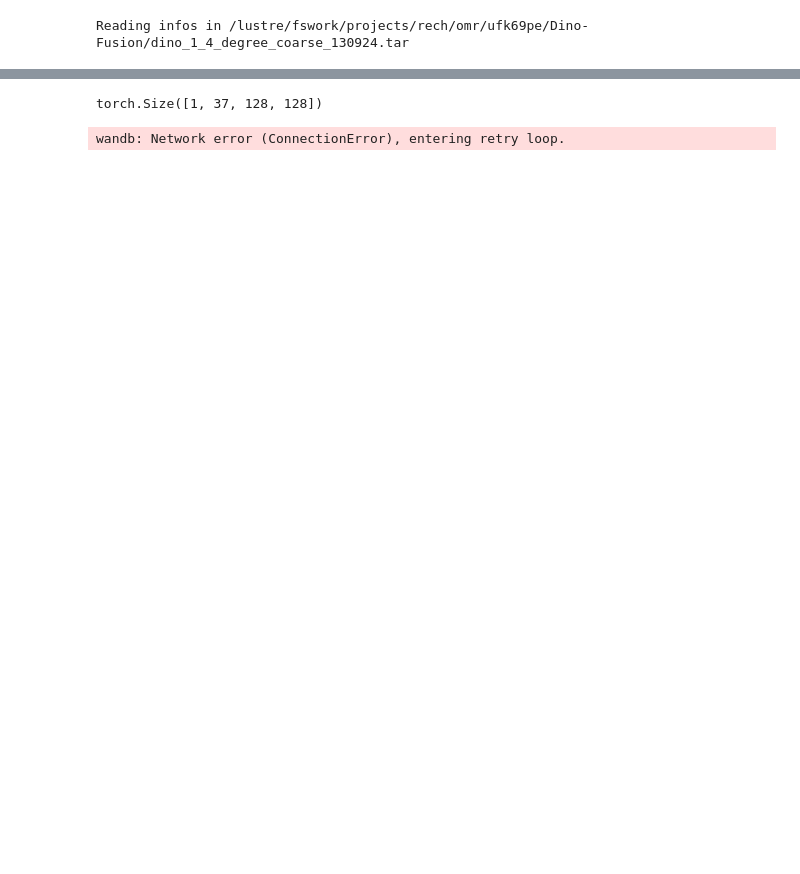
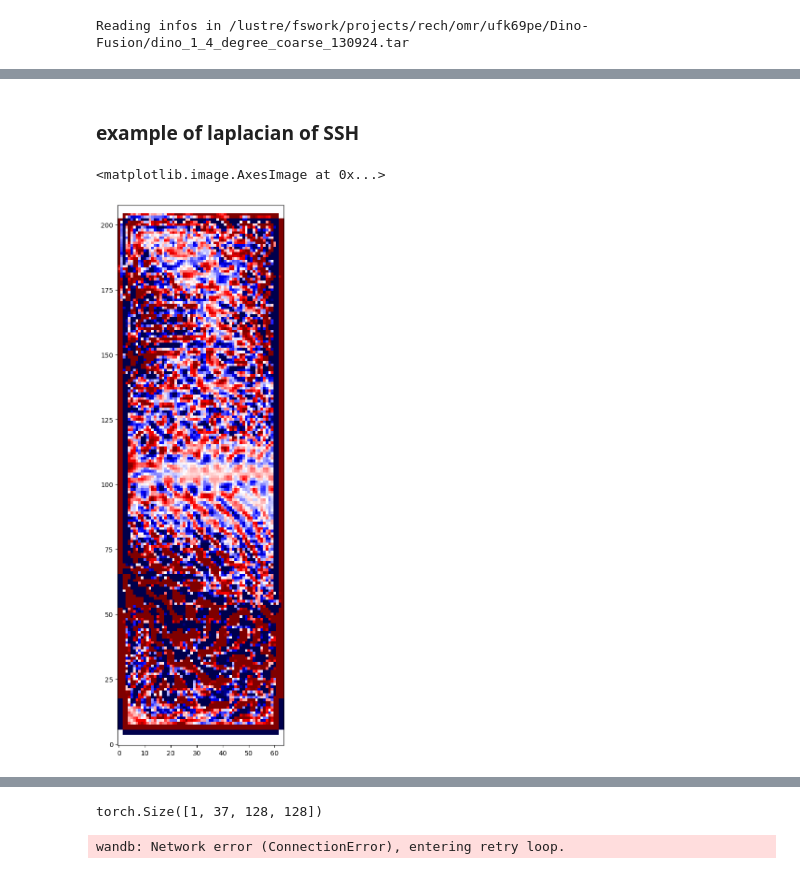
Before and after one commit to Etienne-Meunier/DINO-Fusion, a Jupyter notebook: Diffusion_Model/test_backbone.ipynb, the cells around one changed output, grey strips where cells are left out. Drawn from its saved outputs; the diff is of its cells as text; code cells hidden in the pictures; blank space fills up the shorter version.

```diff
--- a/Diffusion_Model/test_backbone.ipynb
+++ b/Diffusion_Model/test_backbone.ipynb
@@ -87,3 +32,11 @@ Text(0.5, 1.0, 'mins')
+# %% [markdown]
+### example of laplacian of SSH
+# %%
+plt.figure(figsize=(10, 15))
+plt.imshow(compute_laplacian(image[0,-1,:,:]), cmap='seismic', origin='lower', vmax=0.05, vmin=-0.05)
+# %% [output]
+<matplotlib.image.AxesImage at 0x...>
+[figure, added]
 # %%
 import matplotlib.pyplot as plt
 import numpy as np
```
Also changed, not shown: parts of 11 cells of this notebook, 2 other files.
